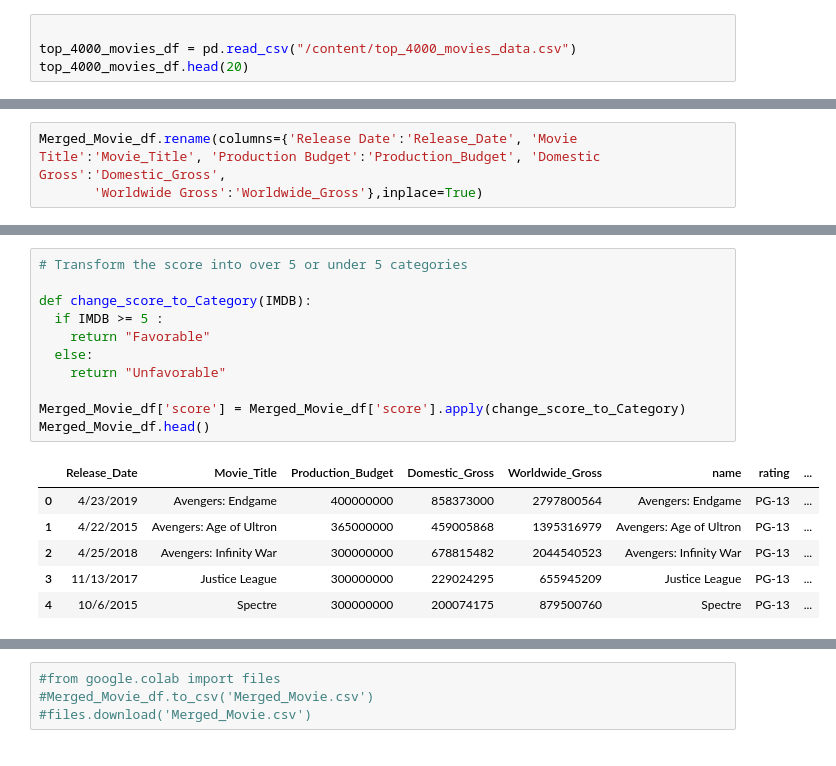
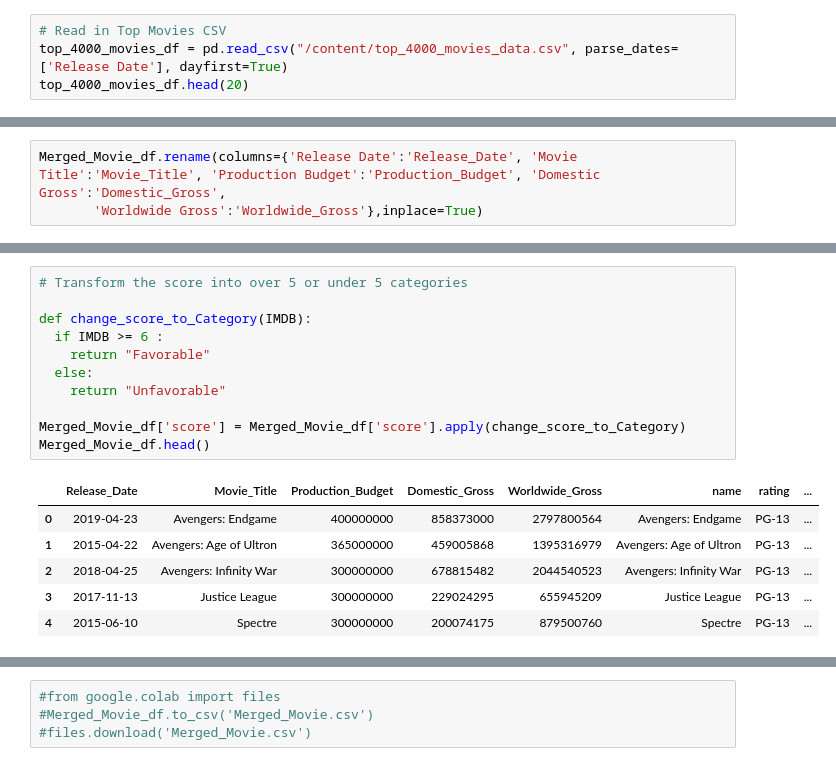
Before and after one commit to Kevin-Cutler/Final-Project, a Jupyter notebook: Class_Project.ipynb, the cells around one changed output, grey strips where cells are left out. Saved outputs shown, nothing was run; the diff lists cells and outputs as text.

```diff
--- a/Class_Project.ipynb
+++ b/Class_Project.ipynb
@@ -34,8 +43,8 @@ print(f"Duplicate entries: {movies_df.duplicated().sum()}")
 # %% [output]
 Duplicate entries: 0
 # %%
-
-top_4000_movies_df = pd.read_csv("/content/top_4000_movies_data.csv")
+# Read in Top Movies CSV
+top_4000_movies_df = pd.read_csv("/content/top_4000_movies_data.csv", parse_dates=['Release Date'], dayfirst=True)
 top_4000_movies_df.head(20)
 # %% [output]
 |  | Release Date | Movie Title | Production Budget | Domestic Gross | Worldwide Gross |
@@ -219,18 +204,18 @@ array([8.4, 7.3, 6.1, 6.8, 6.9, 6.6, 6.4, 8.5, 7.7, 6.2, 7.8, 7.6, 7.4,
 # %%
 # Transform the score into over 5 or under 5 categories
 
 def change_score_to_Category(IMDB):
-  if IMDB >= 5 :
+  if IMDB >= 6 :
     return "Favorable"
   else:
     return "Unfavorable"
 
 Merged_Movie_df['score'] = Merged_Movie_df['score'].apply(change_score_to_Category)
 Merged_Movie_df.head()
 # %% [output]
 |  | Release_Date | Movie_Title | Production_Budget | Domestic_Gross | Worldwide_Gross | name | rating | ... |
-| 0 | 4/23/2019 | Avengers: Endgame | 400000000 | 858373000 | 2797800564 | Avengers: Endgame | PG-13 | ... |
-| 1 | 4/22/2015 | Avengers: Age of Ultron | 365000000 | 459005868 | 1395316979 | Avengers: Age of Ultron | PG-13 | ... |
-| 2 | 4/25/2018 | Avengers: Infinity War | 300000000 | 678815482 | 2044540523 | Avengers: Infinity War | PG-13 | ... |
-| 3 | 11/13/2017 | Justice League | 300000000 | 229024295 | 655945209 | Justice League | PG-13 | ... |
-| 4 | 10/6/2015 | Spectre | 300000000 | 200074175 | 879500760 | Spectre | PG-13 | ... |
+| 0 | 2019-04-23 | Avengers: Endgame | 400000000 | 858373000 | 2797800564 | Avengers: Endgame | PG-13 | ... |
+| 1 | 2015-04-22 | Avengers: Age of Ultron | 365000000 | 459005868 | 1395316979 | Avengers: Age of Ultron | PG-13 | ... |
+| 2 | 2018-04-25 | Avengers: Infinity War | 300000000 | 678815482 | 2044540523 | Avengers: Infinity War | PG-13 | ... |
+| 3 | 2017-11-13 | Justice League | 300000000 | 229024295 | 655945209 | Justice League | PG-13 | ... |
+| 4 | 2015-06-10 | Spectre | 300000000 | 200074175 | 879500760 | Spectre | PG-13 | ... |
```
Also changed, not shown: parts of 70 cells of this notebook.
